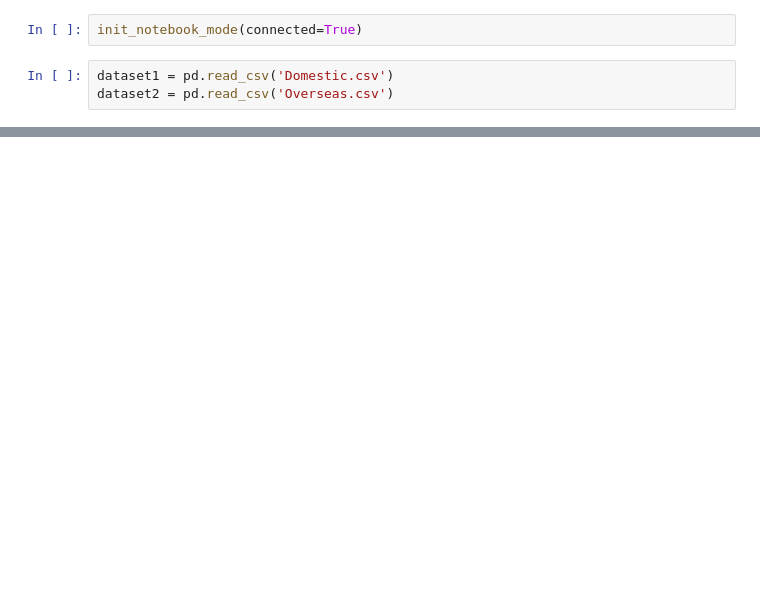
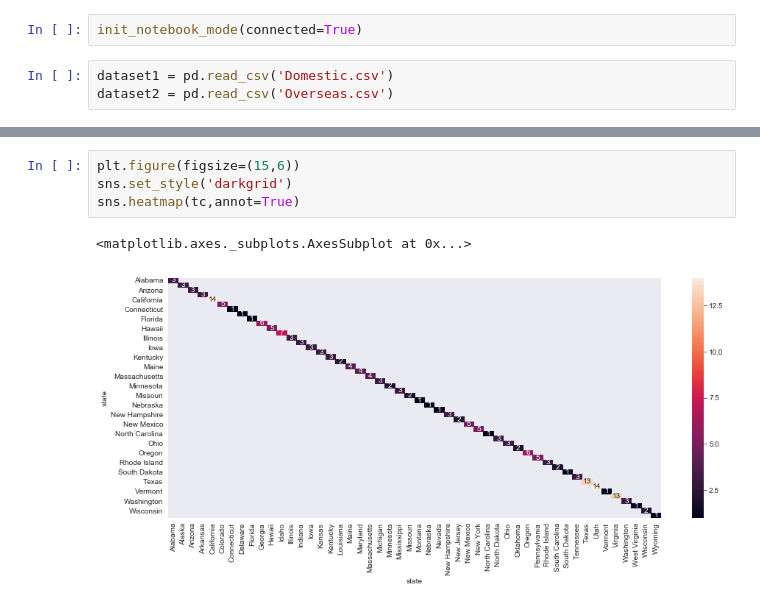
Before and after one commit to shubham860/List-of-United-States-military-bases, a Jupyter notebook: US_ARMY.ipynb, the cells around one changed output, grey strips where cells are left out. Drawn from its saved outputs; the diff is of its cells as text; blank space fills up the shorter version.

```diff
--- a/US_ARMY.ipynb
+++ b/US_ARMY.ipynb
@@ -43,0 +44,7 @@ layout = dict(geo = {'scope':'usa'})
+# %%
+plt.figure(figsize=(15,6))
+sns.set_style('darkgrid')
+sns.heatmap(tc,annot=True)
+# %% [output]
+<matplotlib.axes._subplots.AxesSubplot at 0x...>
+[figure, added]
```
Also changed, not shown: parts of 16 cells of this notebook, 2 other files.
